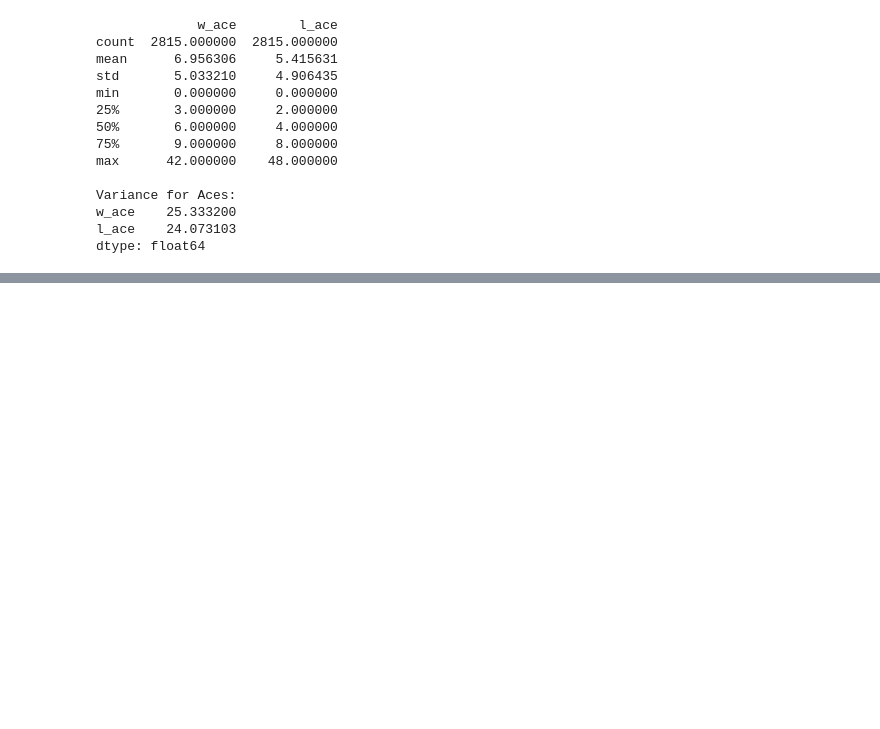
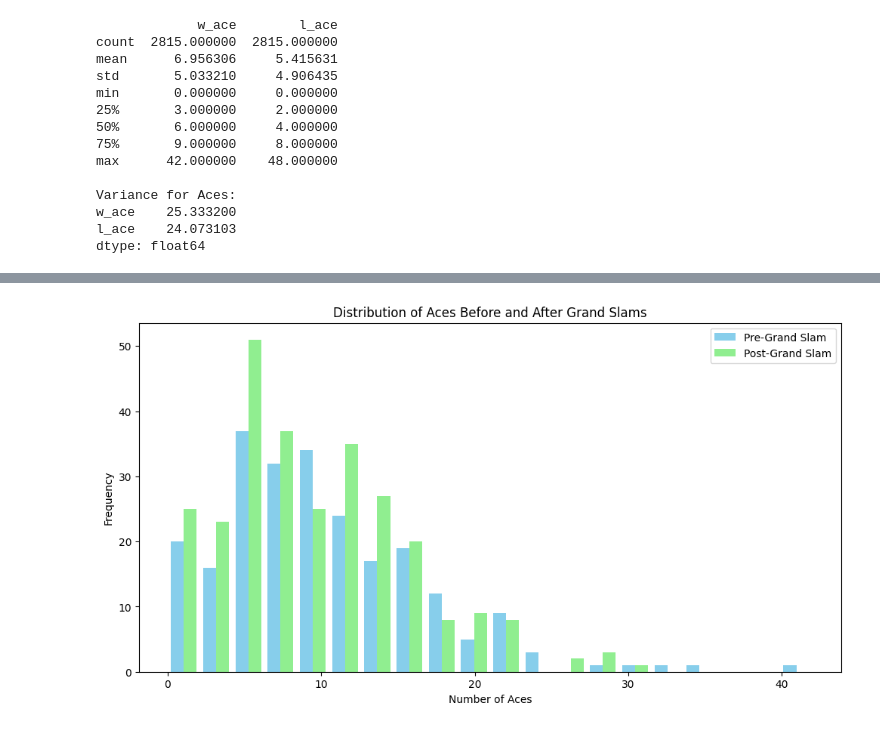
Before and after one commit to mathias1376/projetdata25, a Jupyter notebook: analyse_descriptive_data.ipynb, the cells around one changed output, grey strips where cells are left out. Cells and saved outputs as stored; diff of their text form; code cells hidden in the pictures; blank space fills up the shorter version.

```diff
--- a/analyse_descriptive_data.ipynb
+++ b/analyse_descriptive_data.ipynb
@@ -251,0 +220,23 @@ dtype: float64
+# %%
+import pandas as pd
+import matplotlib.pyplot as plt
+
+# Assumer que la date du tournoi est déjà convertie en datetime dans la base de données
+# Identifier les matchs de Grand Chelem
+grand_slams = data[data['tourney_level'] == 'G']
+
+# Comparaison du nombre d'aces avant et après les Grand Chelems pour les gagnants
+data['post_grand_slam'] = data.apply(lambda x: any((x['tourney_date'] > gs_date) and (x['winner_id'] == gs_winner) for gs_date, gs_winner in zip(grand_slams['tourney_date'], grand_slams['winner_id'])), axis=1)
+
+aces_pre_gs = data[(data['post_grand_slam'] == False) & (data['tourney_level'] == 'G')]['w_ace'].dropna()
+aces_post_gs = data[(data['post_grand_slam'] == True) & (data['tourney_level'] == 'G')]['w_ace'].dropna()
+
+plt.figure(figsize=(12, 6))
+plt.hist([aces_pre_gs, aces_post_gs], bins=20, color=['skyblue', 'lightgreen'], label=['Pre-Grand Slam', 'Post-Grand Slam'])
+plt.title('Distribution of Aces Before and After Grand Slams')
+plt.xlabel('Number of Aces')
+plt.ylabel('Frequency')
+plt.legend()
+plt.show()
+# %% [output]
+[figure, added]
```
Also changed, not shown: parts of 13 cells of this notebook.
